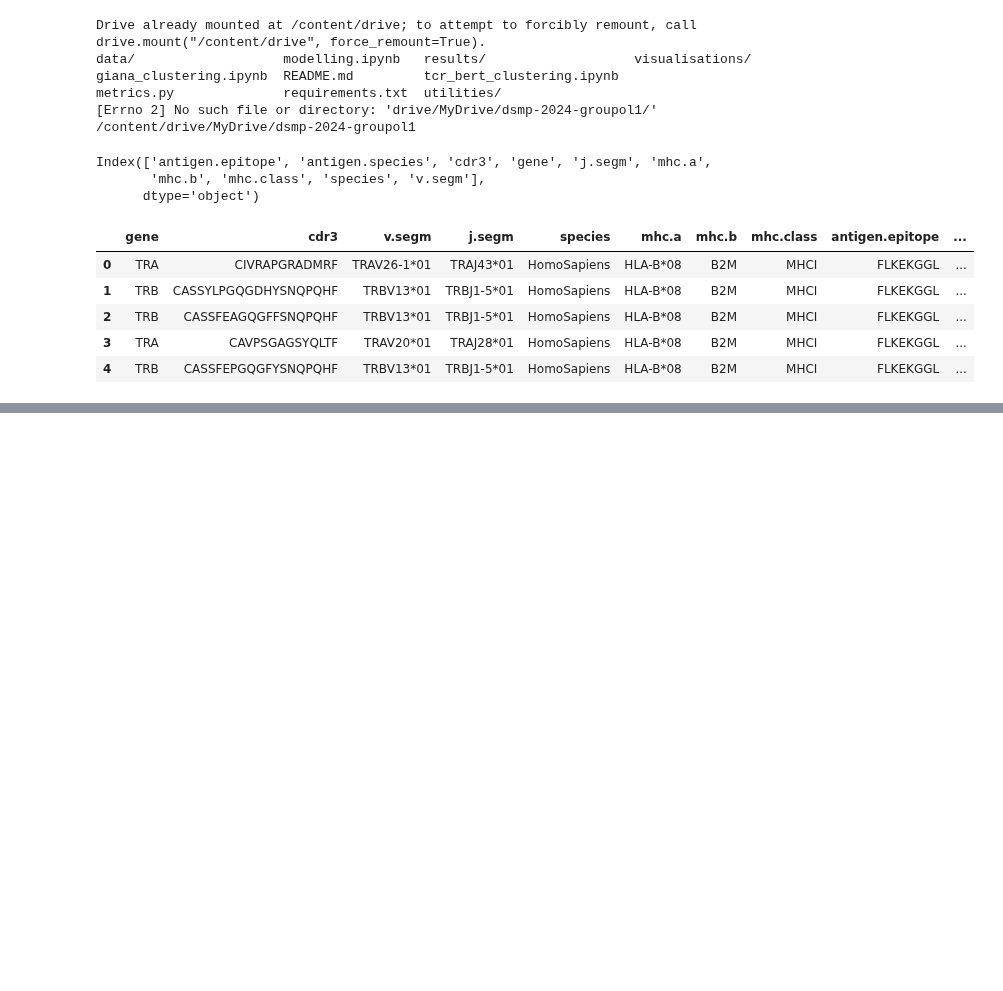
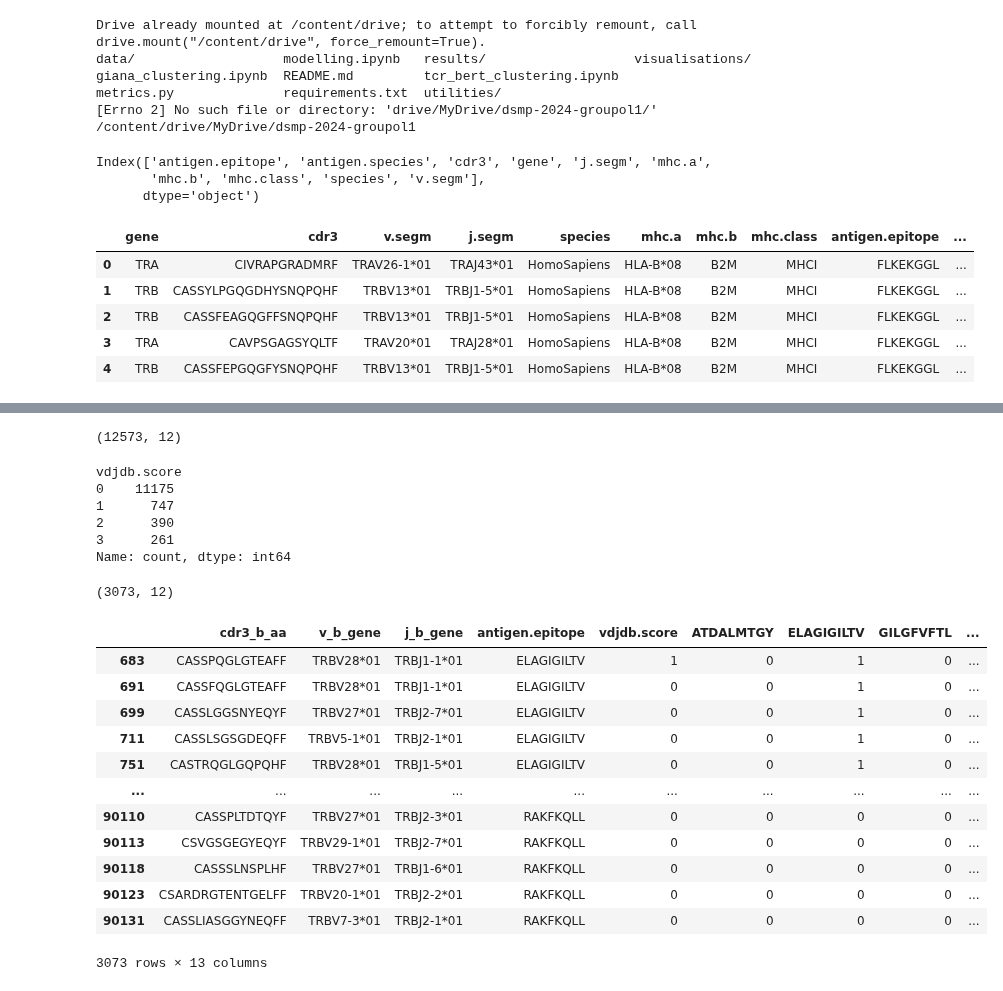
Before and after one commit to UoB-DSMP-2023-24/dsmp-2024-groupol1, a Jupyter notebook: modelling.ipynb, the cells around one changed output, grey strips where cells are left out. Saved outputs shown, nothing was run; the diff lists cells and outputs as text; code cells hidden in the pictures; blank space fills up the shorter version.

```diff
--- a/modelling.ipynb
+++ b/modelling.ipynb
@@ -133,0 +120,55 @@ weighted avg       0.48      0.31      0.37       220
+# %%
+beta_chains_proc = beta_chains
+# %%
+condition = (
+    (beta_chains_proc['ATDALMTGY'] == 0) &
+    (beta_chains_proc['ELAGIGILTV'] == 0) &
+    (beta_chains_proc['GILGFVFTL'] == 0) &
+    (beta_chains_proc['GLCTLVAML'] == 0) &
+    (beta_chains_proc['KRWIILGLNK'] == 0) &
+    (beta_chains_proc['NLVPMVATV'] == 0) &
+    (beta_chains_proc['RAKFKQLL'] == 0)
+)
+
+# Drop the rows where the condition is True
+beta_chains_proc = beta_chains_proc[~condition]
+beta_chains_proc.shape
+# %% [output]
+(12573, 12)
+# %%
+beta_chains_proc['vdjdb.score'].value_counts()
+# %% [output]
+vdjdb.score
+0    11175
+1      747
+2      390
+3      261
+Name: count, dtype: int64
+# %%
+import numpy as np
+
+filtered_indices = beta_chains_proc[beta_chains_proc['vdjdb.score']==0].index
+selected_indices = np.random.choice(filtered_indices, size=9500, replace=False)
+
+beta_chains_proc = beta_chains_proc.drop(selected_indices)
+beta_chains_proc.shape
+# %% [output]
+(3073, 12)
+# %%
+beta_chains_proc['classifer'] = beta_chains_proc['vdjdb.score'].apply(lambda x: 1 if x>0 else 0)
+# %%
+beta_chains_proc
+# %% [output]
+|  | cdr3_b_aa | v_b_gene | j_b_gene | antigen.epitope | vdjdb.score | ATDALMTGY | ELAGIGILTV | GILGFVFTL | ... |
+| 683 | CASSPQGLGTEAFF | TRBV28*01 | TRBJ1-1*01 | ELAGIGILTV | 1 | 0 | 1 | 0 | ... |
+| 691 | CASSFQGLGTEAFF | TRBV28*01 | TRBJ1-1*01 | ELAGIGILTV | 0 | 0 | 1 | 0 | ... |
+| 699 | CASSLGGSNYEQYF | TRBV27*01 | TRBJ2-7*01 | ELAGIGILTV | 0 | 0 | 1 | 0 | ... |
+| 711 | CASSLSGSGDEQFF | TRBV5-1*01 | TRBJ2-1*01 | ELAGIGILTV | 0 | 0 | 1 | 0 | ... |
+| 751 | CASTRQGLGQPQHF | TRBV28*01 | TRBJ1-5*01 | ELAGIGILTV | 0 | 0 | 1 | 0 | ... |
+| ... | ... | ... | ... | ... | ... | ... | ... | ... | ... |
+| 90110 | CASSPLTDTQYF | TRBV27*01 | TRBJ2-3*01 | RAKFKQLL | 0 | 0 | 0 | 0 | ... |
+| 90113 | CSVGSGEGYEQYF | TRBV29-1*01 | TRBJ2-7*01 | RAKFKQLL | 0 | 0 | 0 | 0 | ... |
+| 90118 | CASSSLNSPLHF | TRBV27*01 | TRBJ1-6*01 | RAKFKQLL | 0 | 0 | 0 | 0 | ... |
+| 90123 | CSARDRGTENTGELFF | TRBV20-1*01 | TRBJ2-2*01 | RAKFKQLL | 0 | 0 | 0 | 0 | ... |
+| 90131 | CASSLIASGGYNEQFF | TRBV7-3*01 | TRBJ2-1*01 | RAKFKQLL | 0 | 0 | 0 | 0 | ... |
+3073 rows × 13 columns
```
Also changed, not shown: parts of 23 cells of this notebook.
